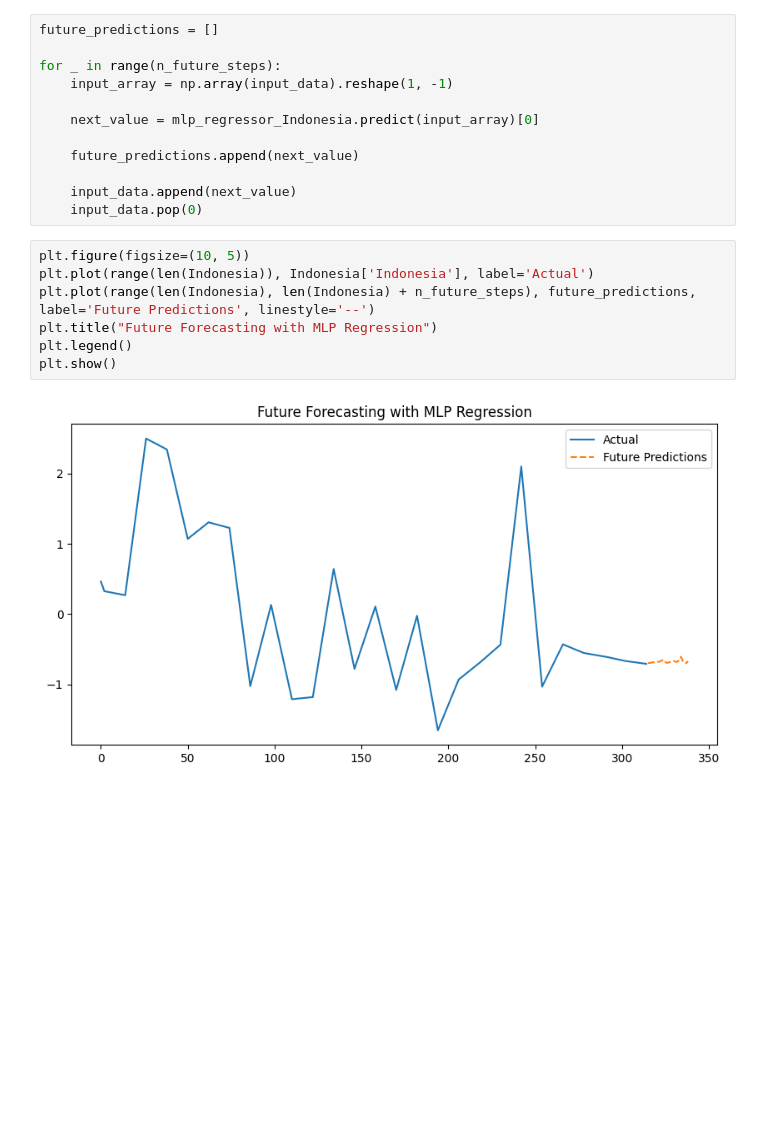
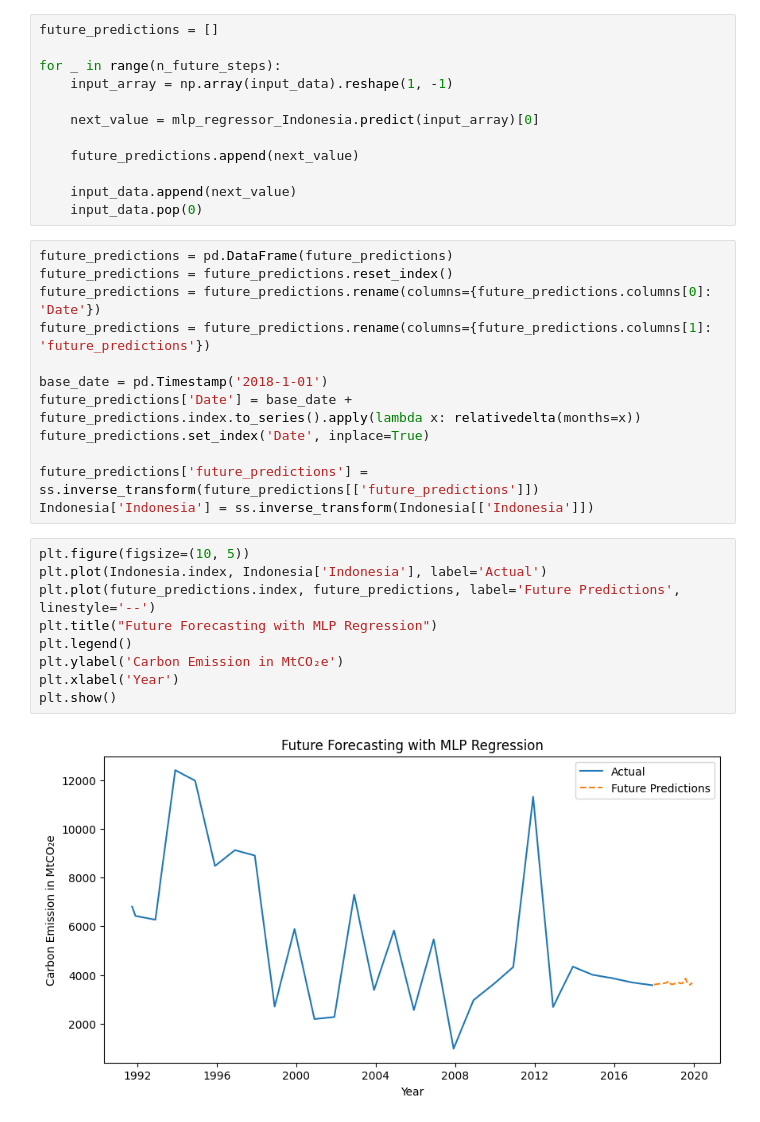
Before and after one commit to Sznxnzu/Carbon-Emission-Estimation-for-G20-Nations-with-MLP-Regression, a Jupyter notebook: MLPR_MachineLearning.ipynb, the cells around one changed output. Cells and saved outputs as stored; diff of their text form; blank space fills up the shorter version.

```diff
--- a/MLPR_MachineLearning.ipynb
+++ b/MLPR_MachineLearning.ipynb
@@ -1435,12 +1435,26 @@ for _ in range(n_future_steps):
 
     input_data.append(next_value)
     input_data.pop(0)
+# %%
+future_predictions = pd.DataFrame(future_predictions)
+future_predictions = future_predictions.reset_index()
+future_predictions = future_predictions.rename(columns={future_predictions.columns[0]: 'Date'})
+future_predictions = future_predictions.rename(columns={future_predictions.columns[1]: 'future_predictions'})
+
+base_date = pd.Timestamp('2018-1-01')
+future_predictions['Date'] = base_date + future_predictions.index.to_series().apply(lambda x: relativedelta(months=x))
+future_predictions.set_index('Date', inplace=True)
+
+future_predictions['future_predictions'] = ss.inverse_transform(future_predictions[['future_predictions']])
+Indonesia['Indonesia'] = ss.inverse_transform(Indonesia[['Indonesia']])
 # %%
 plt.figure(figsize=(10, 5))
-plt.plot(range(len(Indonesia)), Indonesia['Indonesia'], label='Actual')
-plt.plot(range(len(Indonesia), len(Indonesia) + n_future_steps), future_predictions, label='Future Predictions', linestyle='--')
+plt.plot(Indonesia.index, Indonesia['Indonesia'], label='Actual')
+plt.plot(future_predictions.index, future_predictions, label='Future Predictions', linestyle='--')
 plt.title("Future Forecasting with MLP Regression")
 plt.legend()
+plt.ylabel('Carbon Emission in MtCO₂e')
+plt.xlabel('Year')
 plt.show()
 # %% [output]
-[figure, old version]
+[figure, new version]
```
Also changed, not shown: parts of 1 cell of this notebook, 1 other file.
